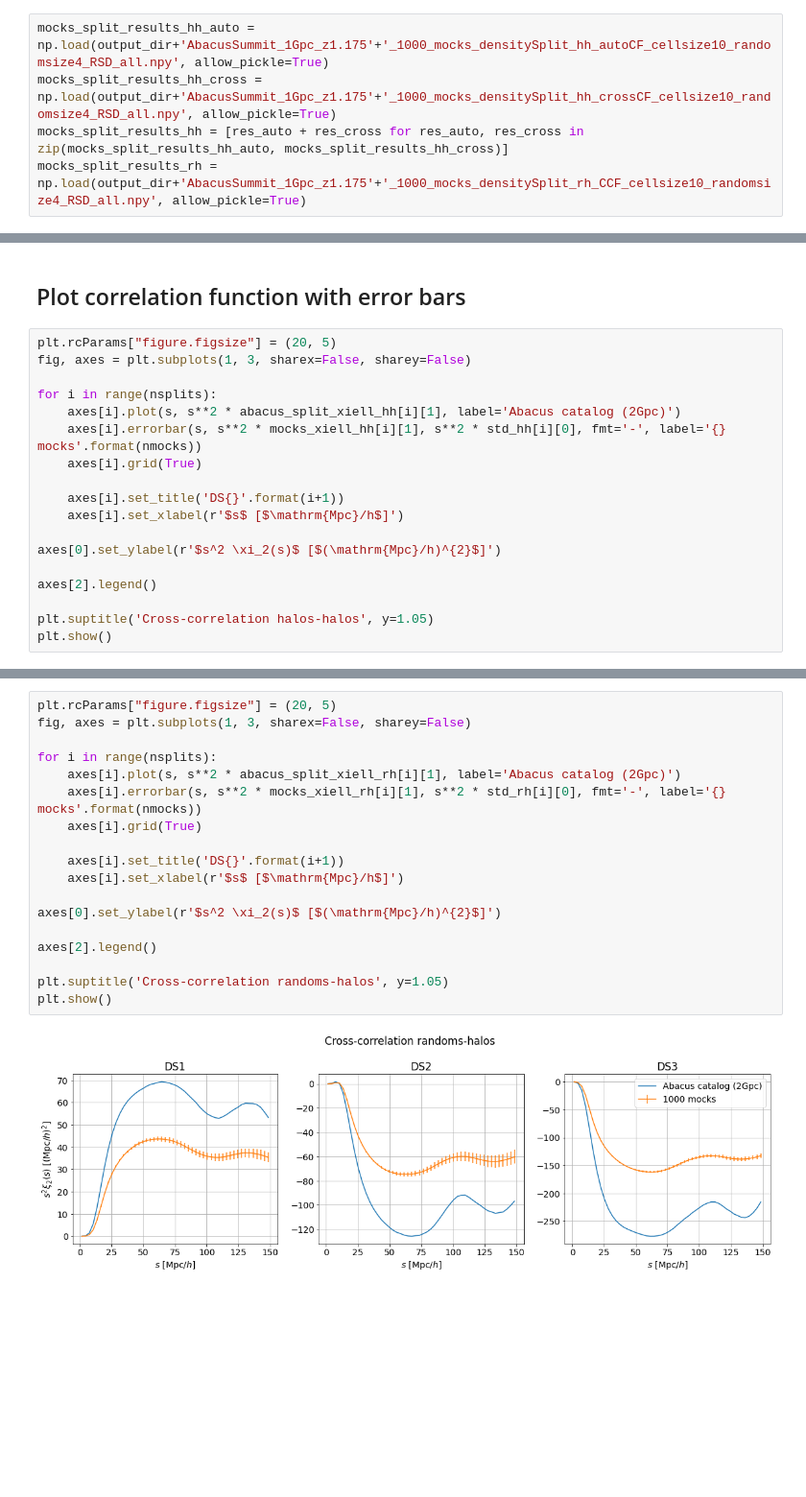
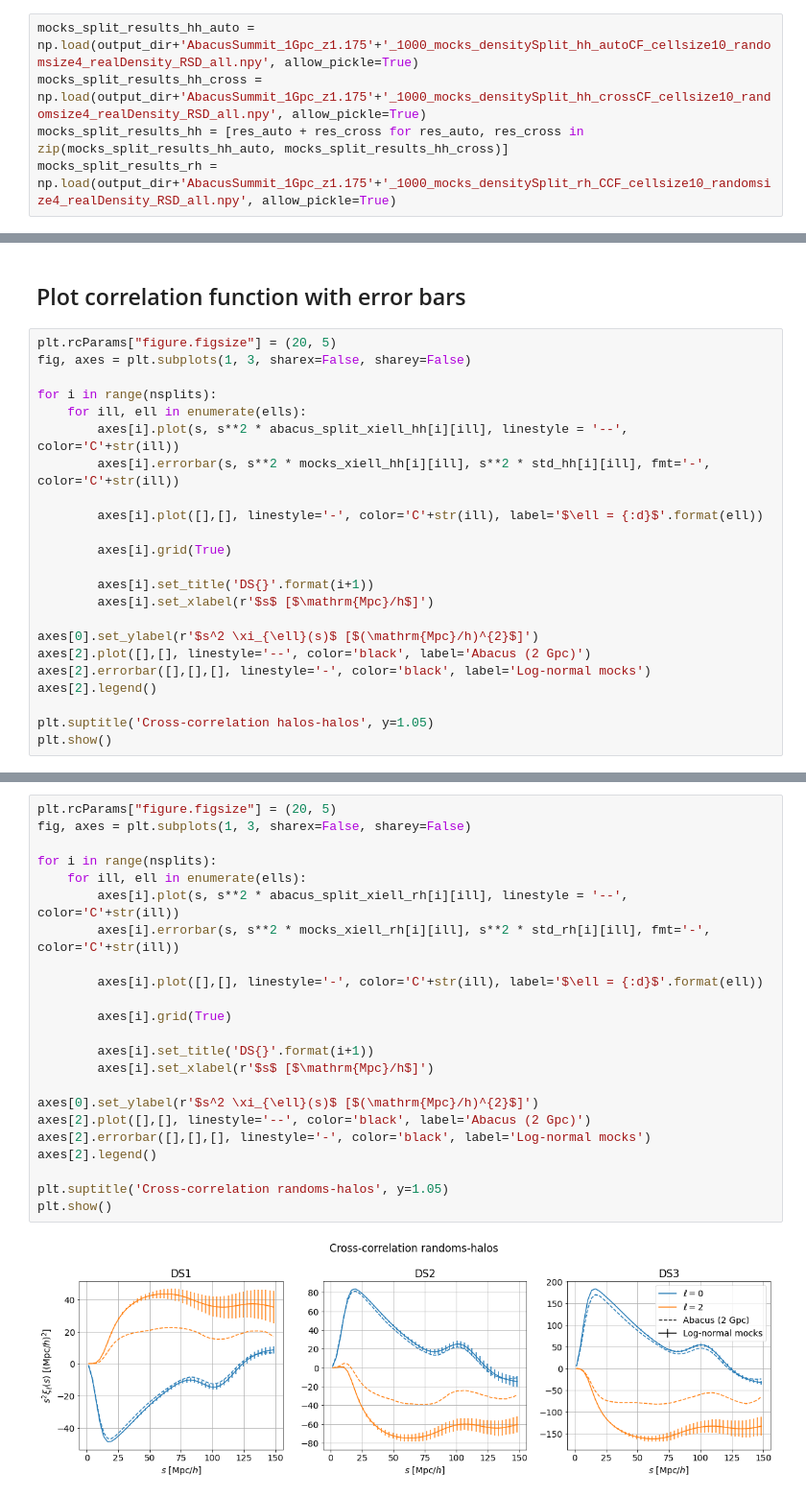
Before and after one commit to mathildepinon/densitysplit, a Jupyter notebook: nb/DensitySplits_CCF_plots.ipynb, the cells around one changed output, grey strips where cells are left out. Shown at 96% size. Cells and saved outputs as stored; diff of their text form; blank space fills up the shorter version.

```diff
--- a/nb/DensitySplits_CCF_plots.ipynb
+++ b/nb/DensitySplits_CCF_plots.ipynb
@@ -59,10 +59,10 @@ s = abacus_split_results_rh[0].seps[0][:, 0]
 # %%
 nmocks = 1000
 # %%
-mocks_split_results_hh_auto = np.load(output_dir+'AbacusSummit_1Gpc_z1.175'+'_1000_mocks_densitySplit_hh_autoCF_cellsize10_randomsize4_RSD_all.npy', allow_pickle=True)
-mocks_split_results_hh_cross = np.load(output_dir+'AbacusSummit_1Gpc_z1.175'+'_1000_mocks_densitySplit_hh_crossCF_cellsize10_randomsize4_RSD_all.npy', allow_pickle=True)
+mocks_split_results_hh_auto = np.load(output_dir+'AbacusSummit_1Gpc_z1.175'+'_1000_mocks_densitySplit_hh_autoCF_cellsize10_randomsize4_realDensity_RSD_all.npy', allow_pickle=True)
+mocks_split_results_hh_cross = np.load(output_dir+'AbacusSummit_1Gpc_z1.175'+'_1000_mocks_densitySplit_hh_crossCF_cellsize10_randomsize4_realDensity_RSD_all.npy', allow_pickle=True)
 mocks_split_results_hh = [res_auto + res_cross for res_auto, res_cross in zip(mocks_split_results_hh_auto, mocks_split_results_hh_cross)]
-mocks_split_results_rh = np.load(output_dir+'AbacusSummit_1Gpc_z1.175'+'_1000_mocks_densitySplit_rh_CCF_cellsize10_randomsize4_RSD_all.npy', allow_pickle=True)
+mocks_split_results_rh = np.load(output_dir+'AbacusSummit_1Gpc_z1.175'+'_1000_mocks_densitySplit_rh_CCF_cellsize10_randomsize4_realDensity_RSD_all.npy', allow_pickle=True)
 # %%
 mocks_xiell_rh, cov_rh = get_split_poles(mocks_split_results_rh, ells, nsplits)
 mocks_xiell_hh, cov_hh = get_split_poles(mocks_split_results_hh, ells, nsplits)
@@ -80,15 +80,20 @@ plt.rcParams["figure.figsize"] = (20, 5)
 fig, axes = plt.subplots(1, 3, sharex=False, sharey=False)
 
 for i in range(nsplits):
-    axes[i].plot(s, s**2 * abacus_split_xiell_hh[i][1], label='Abacus catalog (2Gpc)')
-    axes[i].errorbar(s, s**2 * mocks_xiell_hh[i][1], s**2 * std_hh[i][0], fmt='-', label='{} mocks'.format(nmocks))
-    axes[i].grid(True)
+    for ill, ell in enumerate(ells):
+        axes[i].plot(s, s**2 * abacus_split_xiell_hh[i][ill], linestyle = '--', color='C'+str(ill))
+        axes[i].errorbar(s, s**2 * mocks_xiell_hh[i][ill], s**2 * std_hh[i][ill], fmt='-', color='C'+str(ill))
 
-    axes[i].set_title('DS{}'.format(i+1))
-    axes[i].set_xlabel(r'$s$ [$\mathrm{Mpc}/h$]')
+        axes[i].plot([],[], linestyle='-', color='C'+str(ill), label='$\ell = {:d}$'.format(ell))
 
-axes[0].set_ylabel(r'$s^2 \xi_2(s)$ [$(\mathrm{Mpc}/h)^{2}$]')
+        axes[i].grid(True)
 
+        axes[i].set_title('DS{}'.format(i+1))
+        axes[i].set_xlabel(r'$s$ [$\mathrm{Mpc}/h$]')
+
+axes[0].set_ylabel(r'$s^2 \xi_{\ell}(s)$ [$(\mathrm{Mpc}/h)^{2}$]')
+axes[2].plot([],[], linestyle='--', color='black', label='Abacus (2 Gpc)')
+axes[2].errorbar([],[],[], linestyle='-', color='black', label='Log-normal mocks')
 axes[2].legend()
 
 plt.suptitle('Cross-correlation halos-halos', y=1.05)
@@ -98,20 +103,25 @@ plt.show()
 # %%
 plt.rcParams["figure.figsize"] = (20, 5)
 fig, axes = plt.subplots(1, 3, sharex=False, sharey=False)
 
 for i in range(nsplits):
-    axes[i].plot(s, s**2 * abacus_split_xiell_rh[i][1], label='Abacus catalog (2Gpc)')
-    axes[i].errorbar(s, s**2 * mocks_xiell_rh[i][1], s**2 * std_rh[i][0], fmt='-', label='{} mocks'.format(nmocks))
-    axes[i].grid(True)
+    for ill, ell in enumerate(ells):
+        axes[i].plot(s, s**2 * abacus_split_xiell_rh[i][ill], linestyle = '--', color='C'+str(ill))
+        axes[i].errorbar(s, s**2 * mocks_xiell_rh[i][ill], s**2 * std_rh[i][ill], fmt='-', color='C'+str(ill))
 
-    axes[i].set_title('DS{}'.format(i+1))
-    axes[i].set_xlabel(r'$s$ [$\mathrm{Mpc}/h$]')
+        axes[i].plot([],[], linestyle='-', color='C'+str(ill), label='$\ell = {:d}$'.format(ell))
 
-axes[0].set_ylabel(r'$s^2 \xi_2(s)$ [$(\mathrm{Mpc}/h)^{2}$]')
+        axes[i].grid(True)
 
+        axes[i].set_title('DS{}'.format(i+1))
+        axes[i].set_xlabel(r'$s$ [$\mathrm{Mpc}/h$]')
+
+axes[0].set_ylabel(r'$s^2 \xi_{\ell}(s)$ [$(\mathrm{Mpc}/h)^{2}$]')
+axes[2].plot([],[], linestyle='--', color='black', label='Abacus (2 Gpc)')
+axes[2].errorbar([],[],[], linestyle='-', color='black', label='Log-normal mocks')
 axes[2].legend()
 
 plt.suptitle('Cross-correlation randoms-halos', y=1.05)
 plt.show()
 # %% [output]
-[figure, old version]
+[figure, new version]
```
Also changed, not shown: parts of 3 cells of this notebook, 9 other files.
